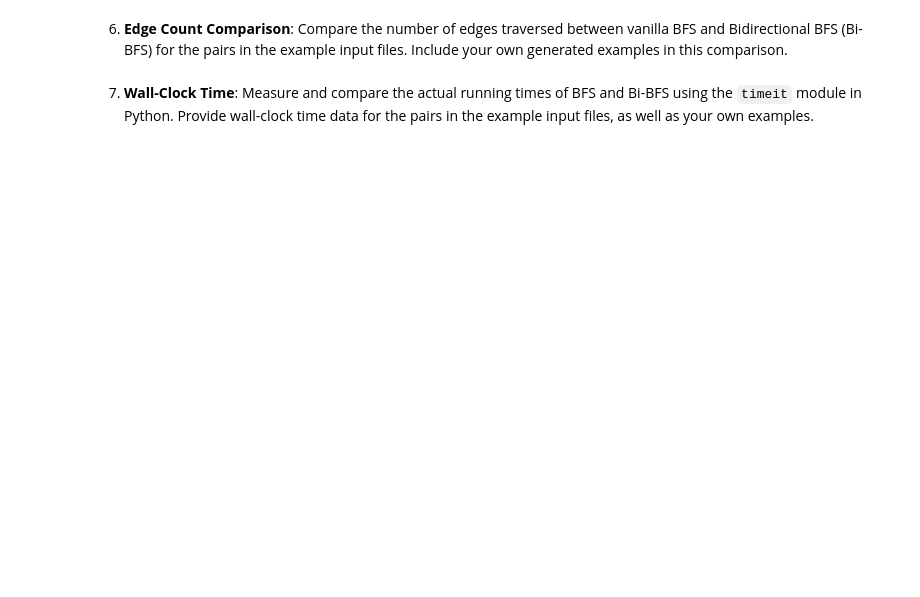
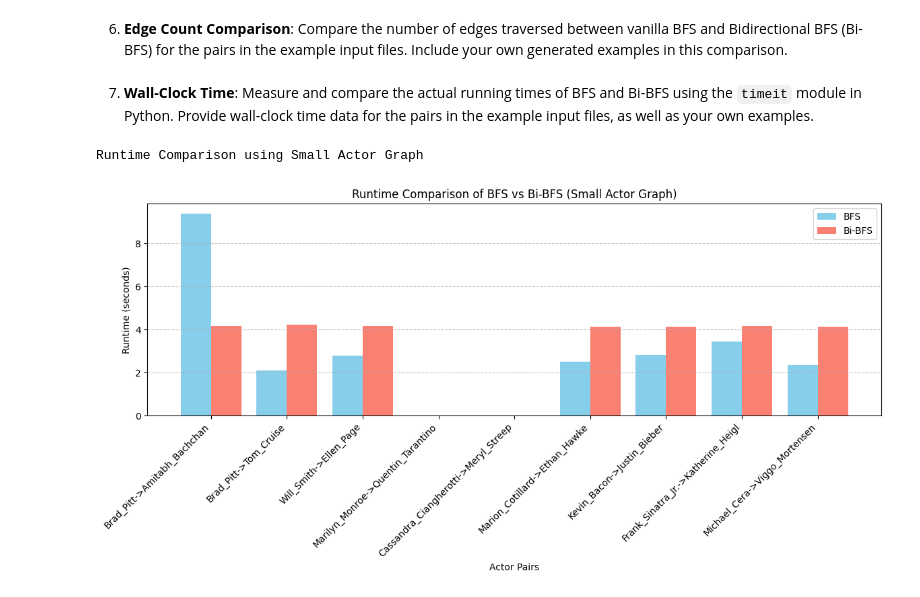
Before and after one commit to timpt0261/CSE_201_Winter_2025, a Jupyter notebook: HW1/submission.ipynb, the cells around one changed output. Drawn from its saved outputs; the diff is of its cells as text; code cells hidden in the pictures; blank space fills up the shorter version.

```diff
--- a/HW1/submission.ipynb
+++ b/HW1/submission.ipynb
@@ -339,0 +345,46 @@ def compare_algorithm_time():
+# %%
+def compare_algorithm_time(start, end, graph):
+	bfs_time = timeit(lambda : bfs(start=start, end=end, graph=graph), number=10)
+	bi_bfs_time = timeit(lambda : BiDi_BFS(start=start, end=end, graph=graph), number=10)
+	return bfs_time, bi_bfs_time
+
+def collect_runtime_data(input_parameters:str, graph:graph):
+	bfs_times = []
+	bi_bfs_times = []
+	pairs = []
+	for param in input_parameters:
+		striped_param = param.strip().split()
+		start, end = striped_param[0], striped_param[1]
+		bfs_time, bi_bfs_time = compare_algorithm_time(start, end, graph)
+
+		bfs_times.append(bfs_time)
+		bi_bfs_times.append(bi_bfs_time)
+		pairs.append(f"{start}->{end}")
+
+	return bfs_times, bi_bfs_times, pairs
+
+def plot_runtime_comparison(bfs_times, bi_bfs_times, pairs, graph_name):
+    plt.figure(figsize=(12, 6))
+    x = range(len(pairs))
+
+    bar_width = 0.4  # Width of the bars
+    plt.bar([i - bar_width / 2 for i in x], bfs_times, bar_width, label="BFS", color='skyblue')
+    plt.bar([i + bar_width / 2 for i in x], bi_bfs_times, bar_width, label="Bi-BFS", color='salmon')
+
+    plt.xticks(x, pairs, rotation=45, ha="right")
+    plt.xlabel("Actor Pairs")
+    plt.ylabel("Runtime (seconds)")
+    plt.title(f"Runtime Comparison of BFS vs Bi-BFS ({graph_name})")
+    plt.legend()
+    plt.tight_layout()
+    plt.grid(axis='y', linestyle='--', alpha=0.7)
+    plt.show()
+# %%
+print("Runtime Comparison using Small Actor Graph")
+input_parameters = open("more-input.txt", 'r', encoding='utf-8')
+bfs_times_small, bi_bfs_times_small, pairs_small = collect_runtime_data(input_parameters, small_actor_graph)
+plot_runtime_comparison(bfs_times_small, bi_bfs_times_small, pairs_small, "Small Actor Graph")
+input_parameters.close()
+# %% [output]
+Runtime Comparison using Small Actor Graph
+[figure, added]
```
Also changed, not shown: parts of 8 cells of this notebook.
